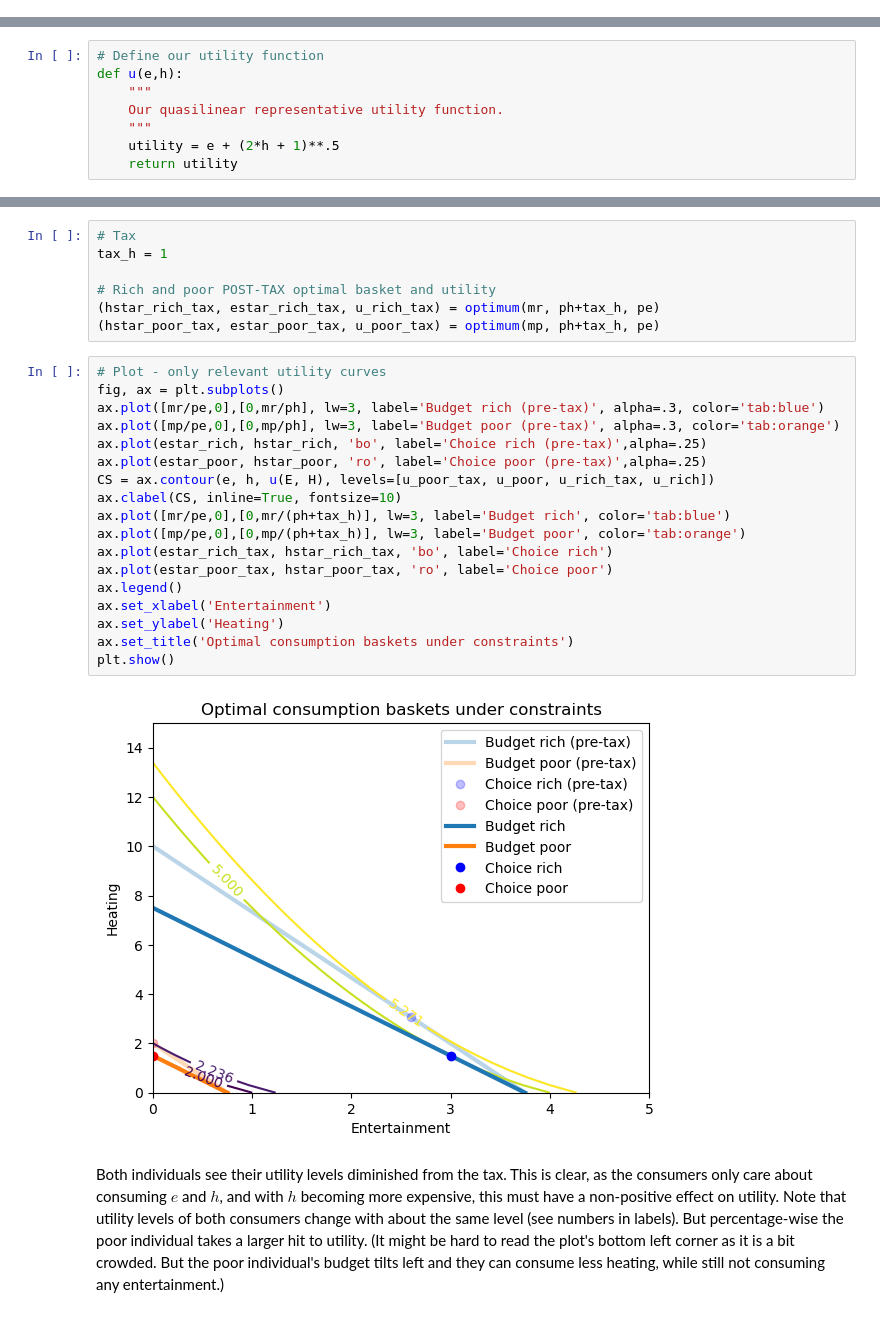
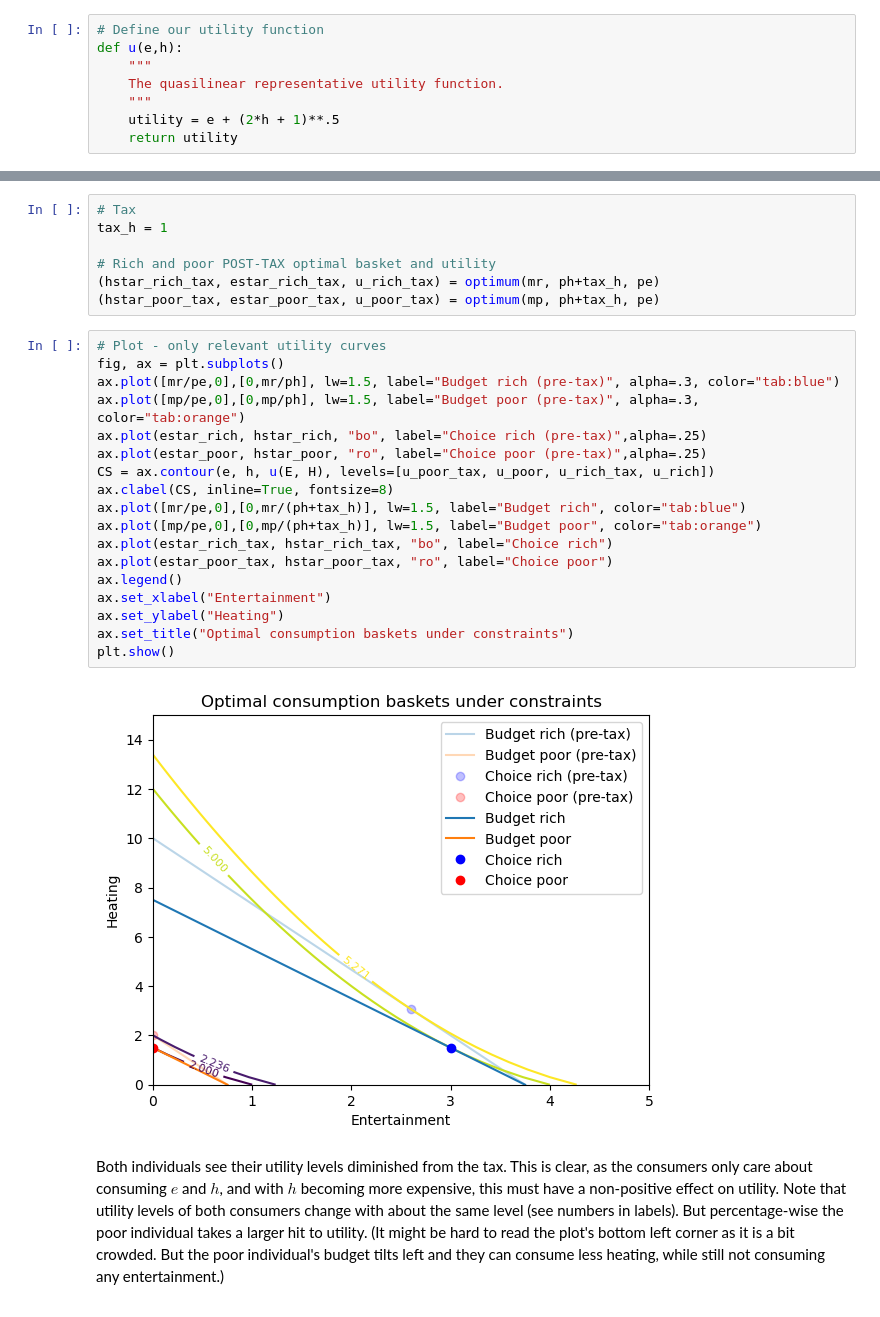
Before and after one commit to Leonbremer/quasilinearUtilityExercise, a Jupyter notebook: quasilinear.ipynb, the cells around one changed output, grey strips where cells are left out. Drawn from its saved outputs; the diff is of its cells as text.

```diff
--- a/quasilinear.ipynb
+++ b/quasilinear.ipynb
@@ -22,2 +51,10 @@ We further have two types of agents, rich and poor, with income levels $m^r$ and
+# %%
+# Define our utility function
+def u(e,h):
+    """
+    The quasilinear representative utility function.
+    """
+    utility = e + (2*h + 1)**.5
+    return utility
 # %% [markdown]
 ## Plot the utility function
@@ -46,8 +60,0 @@ E, H = np.meshgrid(e, h)
-# %%
-# Define our utility function
-def u(e,h):
-    """
-    Our quasilinear representative utility function.
-    """
-    utility = e + (2*h + 1)**.5
-    return utility
@@ -191,23 +188,23 @@ tax_h = 1
 # %%
 # Plot - only relevant utility curves
 fig, ax = plt.subplots()
-ax.plot([mr/pe,0],[0,mr/ph], lw=3, label='Budget rich (pre-tax)', alpha=.3, color='tab:blue')
-ax.plot([mp/pe,0],[0,mp/ph], lw=3, label='Budget poor (pre-tax)', alpha=.3, color='tab:orange')
-ax.plot(estar_rich, hstar_rich, 'bo', label='Choice rich (pre-tax)',alpha=.25)
-ax.plot(estar_poor, hstar_poor, 'ro', label='Choice poor (pre-tax)',alpha=.25)
+ax.plot([mr/pe,0],[0,mr/ph], lw=1.5, label="Budget rich (pre-tax)", alpha=.3, color="tab:blue")
+ax.plot([mp/pe,0],[0,mp/ph], lw=1.5, label="Budget poor (pre-tax)", alpha=.3, color="tab:orange")
+ax.plot(estar_rich, hstar_rich, "bo", label="Choice rich (pre-tax)",alpha=.25)
+ax.plot(estar_poor, hstar_poor, "ro", label="Choice poor (pre-tax)",alpha=.25)
 CS = ax.contour(e, h, u(E, H), levels=[u_poor_tax, u_poor, u_rich_tax, u_rich])
-ax.clabel(CS, inline=True, fontsize=10)
-ax.plot([mr/pe,0],[0,mr/(ph+tax_h)], lw=3, label='Budget rich', color='tab:blue')
-ax.plot([mp/pe,0],[0,mp/(ph+tax_h)], lw=3, label='Budget poor', color='tab:orange')
-ax.plot(estar_rich_tax, hstar_rich_tax, 'bo', label='Choice rich')
-ax.plot(estar_poor_tax, hstar_poor_tax, 'ro', label='Choice poor')
+ax.clabel(CS, inline=True, fontsize=8)
+ax.plot([mr/pe,0],[0,mr/(ph+tax_h)], lw=1.5, label="Budget rich", color="tab:blue")
+ax.plot([mp/pe,0],[0,mp/(ph+tax_h)], lw=1.5, label="Budget poor", color="tab:orange")
+ax.plot(estar_rich_tax, hstar_rich_tax, "bo", label="Choice rich")
+ax.plot(estar_poor_tax, hstar_poor_tax, "ro", label="Choice poor")
 ax.legend()
-ax.set_xlabel('Entertainment')
-ax.set_ylabel('Heating')
-ax.set_title('Optimal consumption baskets under constraints')
+ax.set_xlabel("Entertainment")
+ax.set_ylabel("Heating")
+ax.set_title("Optimal consumption baskets under constraints")
 plt.show()
 # %% [output]
-[figure, old version]
+[figure, new version]
 # %% [markdown]
 Both individuals see their utility levels diminished from the tax. This is clear, as the consumers only care about consuming $e$ and $h$, and with $h$ becoming more expensive, this must have a non-positive effect on utility. Note that utility levels of both consumers change with about the same level (see numbers in labels). But percentage-wise the poor individual takes a larger hit to utility. (It might be hard to read the plot's bottom left corner as it is a bit crowded. But the poor individual's budget tilts left and they can consume less heating, while still not consuming any entertainment.)
 # %% [markdown]
```
Also changed, not shown: parts of 32 cells of this notebook.
